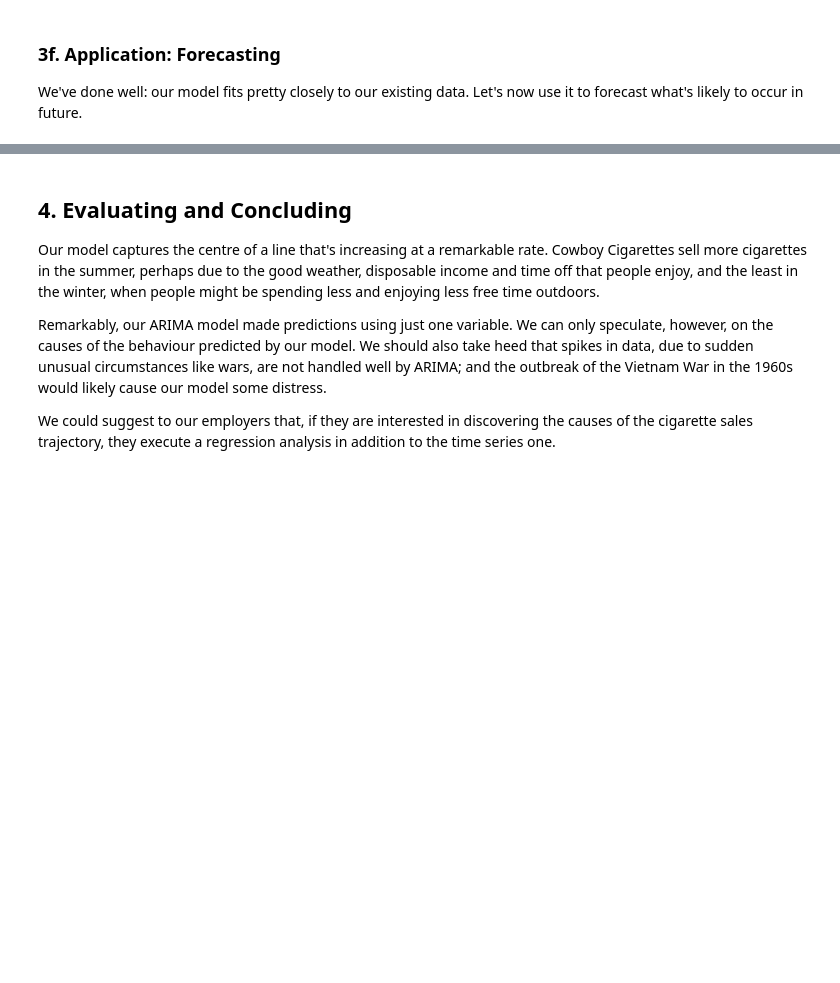
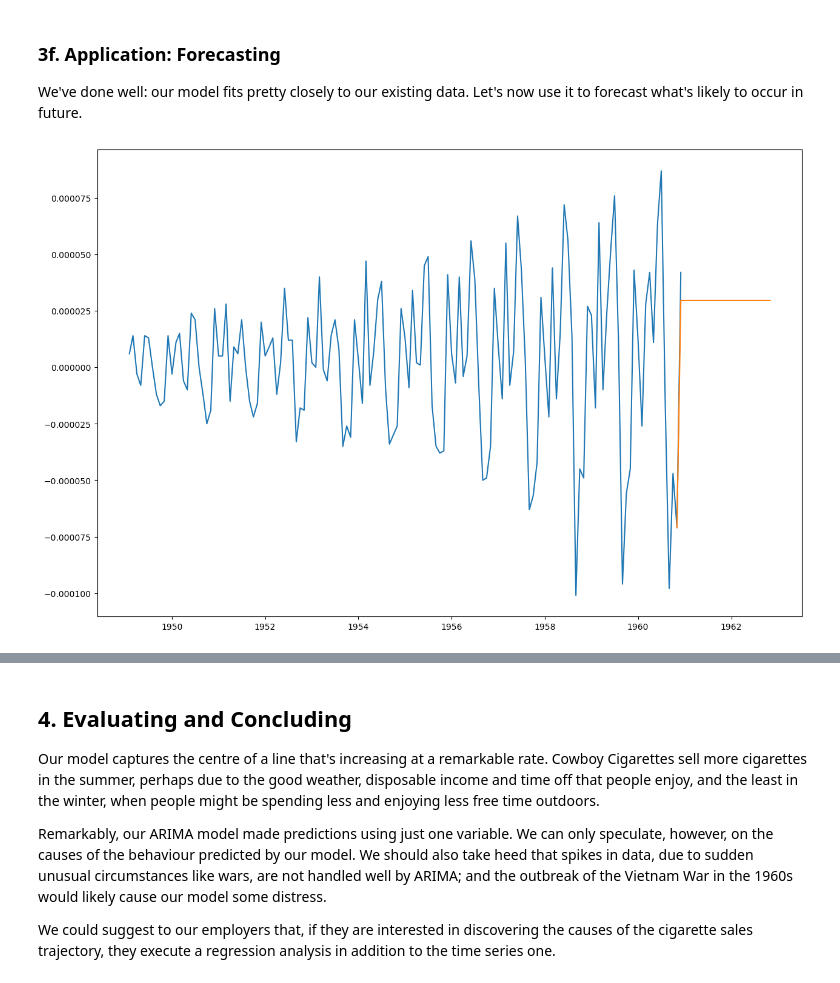
Before and after one commit to MSnellgrove/Springboard, a Jupyter notebook: Projects/Cowboy Cigarettes Case Study - Tier 1.ipynb, the cells around one changed output, grey strips where cells are left out. Cells and saved outputs as stored; diff of their text form; code cells hidden in the pictures; blank space fills up the shorter version.

```diff
--- a/Projects/Cowboy Cigarettes Case Study - Tier 1.ipynb
+++ b/Projects/Cowboy Cigarettes Case Study - Tier 1.ipynb
@@ -426,24 +452,26 @@ We've done well: our model fits pretty closely to our existing data. Let's now u
 # %%
 # Declare a variable called forecast_period with the amount of months to forecast, and
 # create a range of future dates that is the length of the periods you've chosen to forecast
-_ _ _ = _ _ _
-date_range = pd.date_range(y_log.index[-1], periods = forecast_period,
+forecast_period = 24
+date_range = pd.date_range(y_log.diff().index[-1], periods = forecast_period,
               freq='MS').strftime("%Y-%m-%d").tolist()
 
 # Convert that range into a dataframe that includes your predictions
 # First, call DataFrame on pd
-future_months = pd._ _ _(date_range, columns = ['Month']
+future_months = pd.DataFrame(date_range, columns = ['Month'])
 # Let's now convert the 'Month' column to a datetime object with to_datetime
-future_months['Month'] = pd._ _ _(future_months['Month'])
+future_months['Month'] = pd.to_datetime(future_months['Month'])
 future_months.set_index('Month', inplace = True)
 future_months['Prediction'] = forecast[0]
 
 # Plot your future predictions
 # Call figure() on plt
-plt._ _ _(figsize=(15,10))
-plt.plot(y_log)
-plt.plot(y_log['Nov 1960'].append(future_months['Prediction']))
+plt.figure(figsize=(15,10))
+plt.plot(y_log.diff())
+plt.plot(y_log.diff()['Nov 1960'].append(future_months['Prediction']))
 plt.show()
+# %% [output]
+[figure, added]
 # %%
 # Now plot the original variable y
 # Use the same functions as before
```
Also changed, not shown: parts of 15 cells of this notebook.
